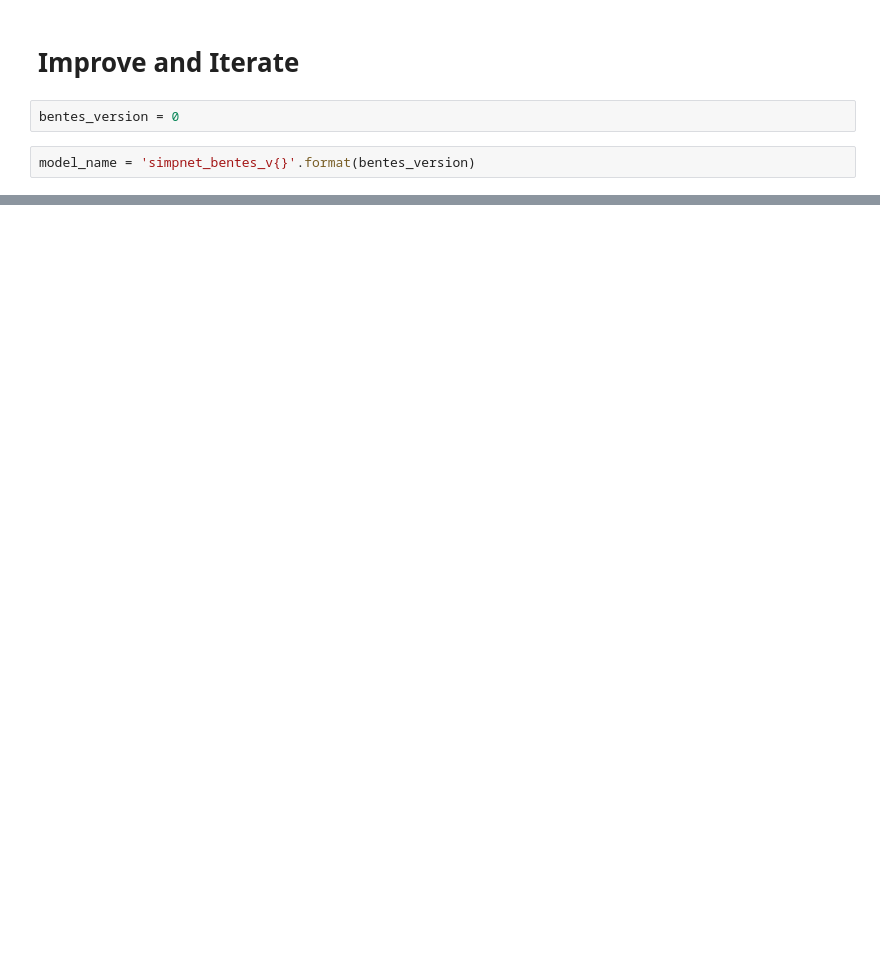
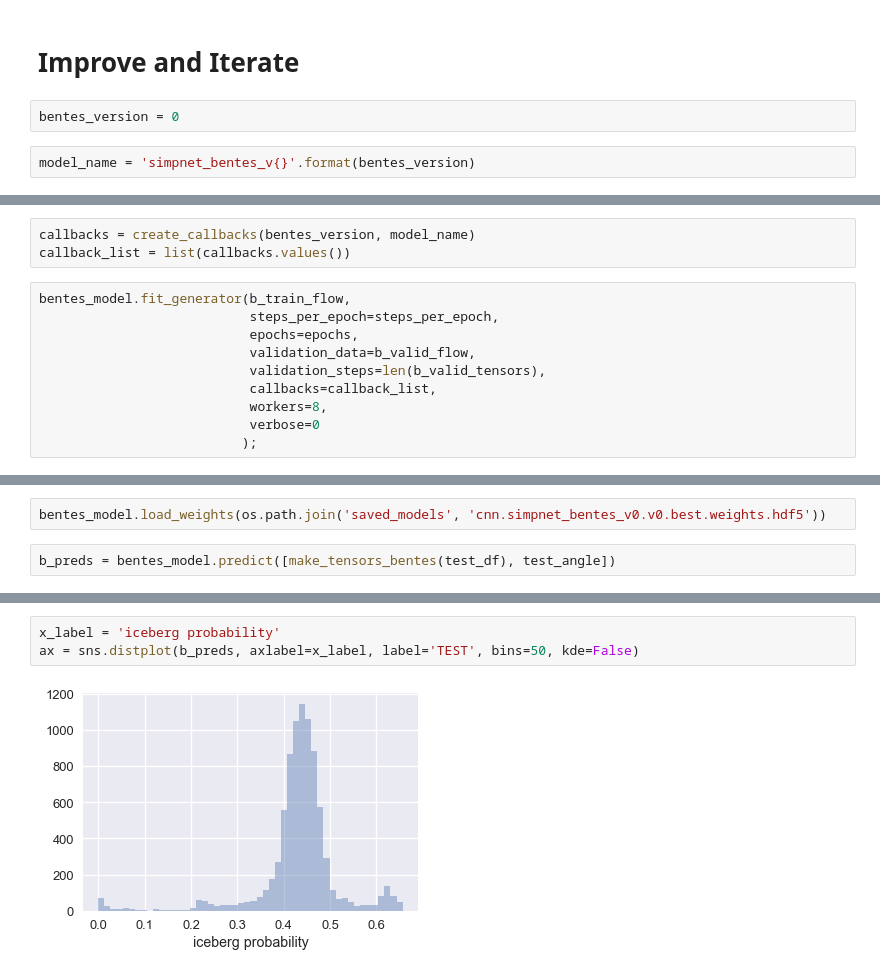
Before and after one commit to chucklesoclock/iceberg-detect, a Jupyter notebook: project_notebook.ipynb, the cells around one changed output, grey strips where cells are left out. Cells and saved outputs as stored; diff of their text form; blank space fills up the shorter version.

Commit message:
more bentes adventures

```diff
--- a/project_notebook.ipynb
+++ b/project_notebook.ipynb
@@ -603,0 +638,13 @@ model_name = 'simpnet_bentes_v{}'.format(bentes_version)
+# %%
+callbacks = create_callbacks(bentes_version, model_name)
+callback_list = list(callbacks.values())
+# %%
+bentes_model.fit_generator(b_train_flow,
+                           steps_per_epoch=steps_per_epoch,
+                           epochs=epochs,
+                           validation_data=b_valid_flow,
+                           validation_steps=len(b_valid_tensors),
+                           callbacks=callback_list,
+                           workers=8,
+                           verbose=0
+                          );
@@ -603,0 +677,4 @@ model_name = 'simpnet_bentes_v{}'.format(bentes_version)
+# %%
+bentes_model.load_weights(os.path.join('saved_models', 'cnn.simpnet_bentes_v0.v0.best.weights.hdf5'))
+# %%
+b_preds = bentes_model.predict([make_tensors_bentes(test_df), test_angle])
@@ -603,0 +698,5 @@ model_name = 'simpnet_bentes_v{}'.format(bentes_version)
+# %%
+x_label = 'iceberg probability'
+ax = sns.distplot(b_preds, axlabel=x_label, label='TEST', bins=50, kde=False)
+# %% [output]
+[figure, added]
```
Also changed, not shown: parts of 20 cells of this notebook, 1 other file.
